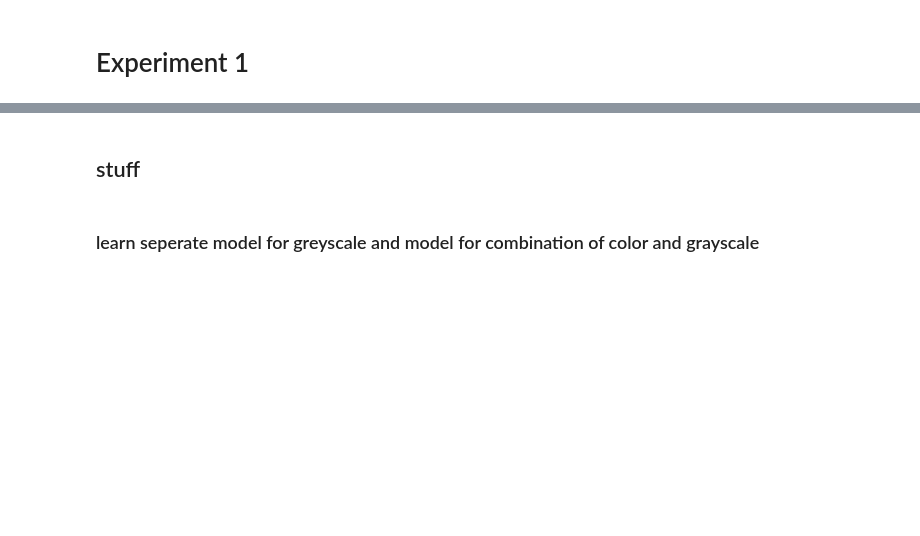
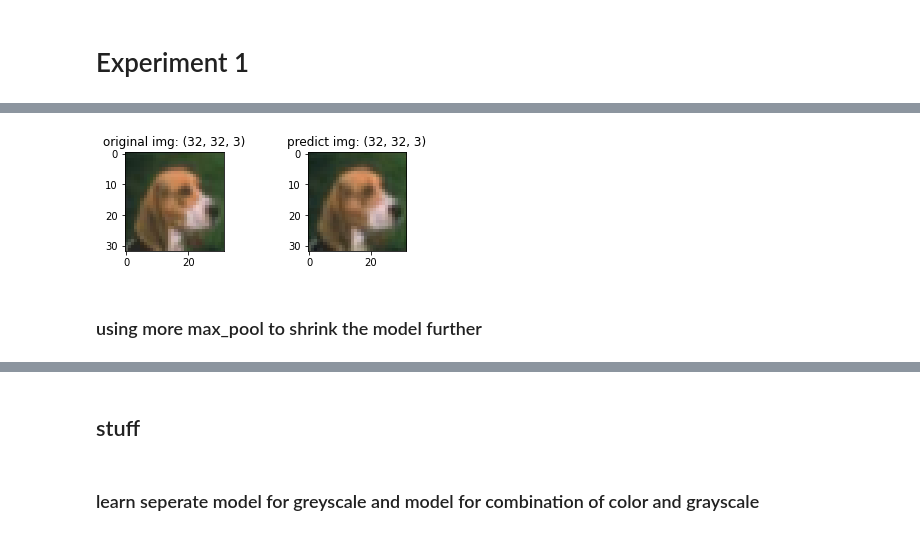
Before and after one commit to unofficial-Jona/ACML, a Jupyter notebook: convolutional autoencoders.ipynb, the cells around one changed output, grey strips where cells are left out. Saved outputs shown, nothing was run; the diff lists cells and outputs as text; code cells hidden in the pictures; blank space fills up the shorter version.

```diff
--- a/convolutional autoencoders.ipynb
+++ b/convolutional autoencoders.ipynb
@@ -133,0 +171,26 @@ model = load_model()
+# %%
+model_layout01 = Sequential()
+model_layout01.add(Input(shape=sample_shape))
+model_layout01.add(Conv2D(128, kernel_size = (3,3), padding='same',  activation='relu'))
+model_layout01.add(Conv2D(92, kernel_size = (3,3), padding='same',  activation='relu'))
+model_layout01.add(MaxPooling2D(pool_size = (2,2)))
+model_layout01.add(Conv2D(78, kernel_size = (3,3), padding='same', activation='relu'))
+model_layout01.add(MaxPooling2D(pool_size = (2,2)))
+model_layout01.add(Conv2D(64, kernel_size = (3,3), padding='same', activation='relu'))
+
+model_layout01.add(UpSampling2D(size=(2,2)))
+model_layout01.add(Conv2D(32,kernel_size = (3,3), padding='same', activation='relu'))
+model_layout01.add(Conv2D(24,kernel_size = (3,3), padding='same', activation='relu'))
+model_layout01.add(Conv2D(16,kernel_size = (3,3), padding='same', activation='relu'))
+
+model_layout01.add(UpSampling2D())
+model_layout01.add(Conv2D(8,kernel_size = (3,3), padding='same', activation='relu'))
+model_layout01.add(Conv2D(3,(3,3), padding='same', activation='relu'))
+
+model_layout01.compile(
+    optimizer=keras.optimizers.Adam(learning_rate=1e-3),
+    loss=keras.losses.MeanSquaredError(),
+    metrics=[keras.metrics.MeanAbsoluteError(),
+            keras.metrics.CosineSimilarity()])
+# %%
+model_layout01, X_train_1, X_valid_1, X_test_1 = model_fit_transform(model_layout01, X_train, X_valid, X_test, epochs=20)
@@ -133,0 +215,6 @@ model = load_model()
+# %%
+img_compare(X_test[1], X_test_1[1])
+# %% [output]
+[figure, added]
+# %% [markdown]
+### using more max_pool to shrink the model further
```
Also changed, not shown: parts of 58 cells of this notebook.
